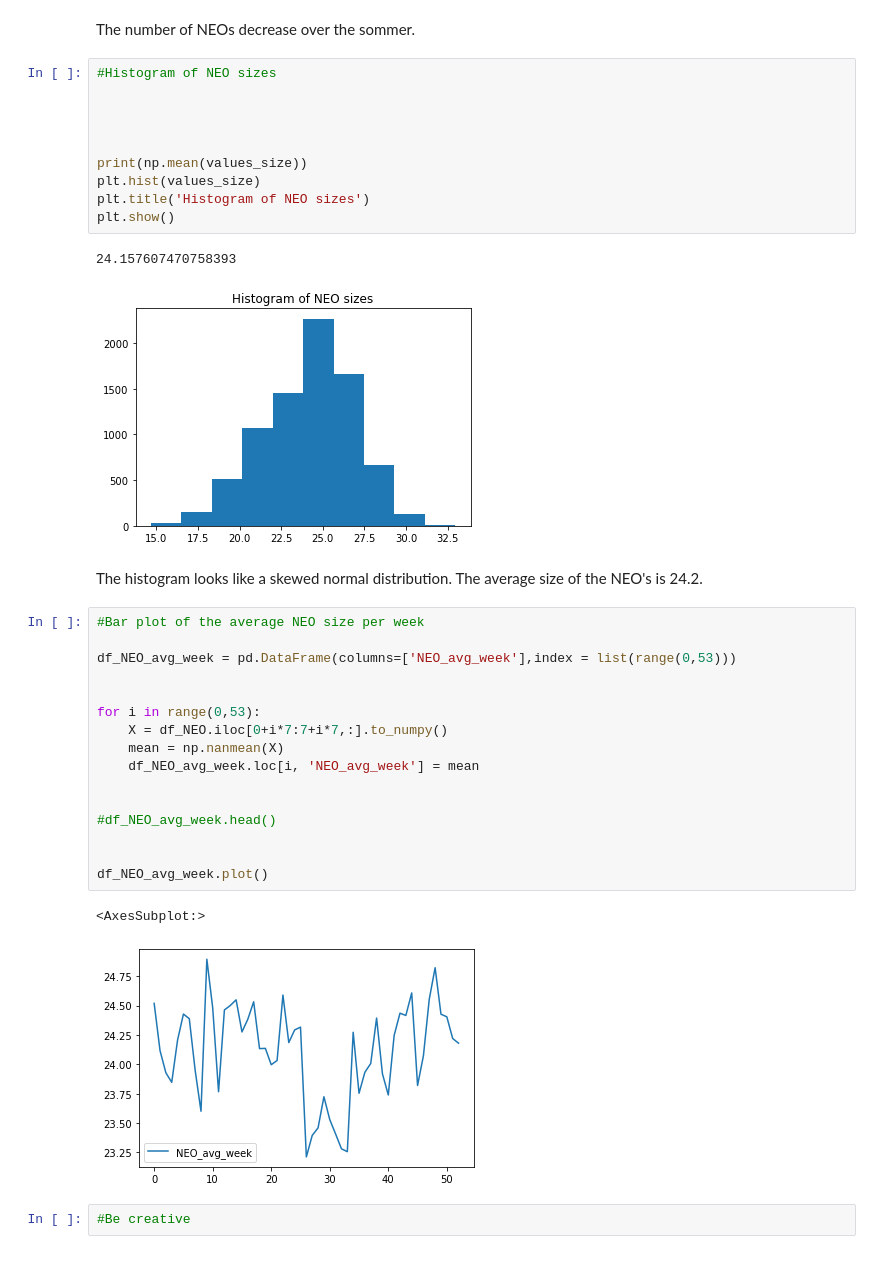
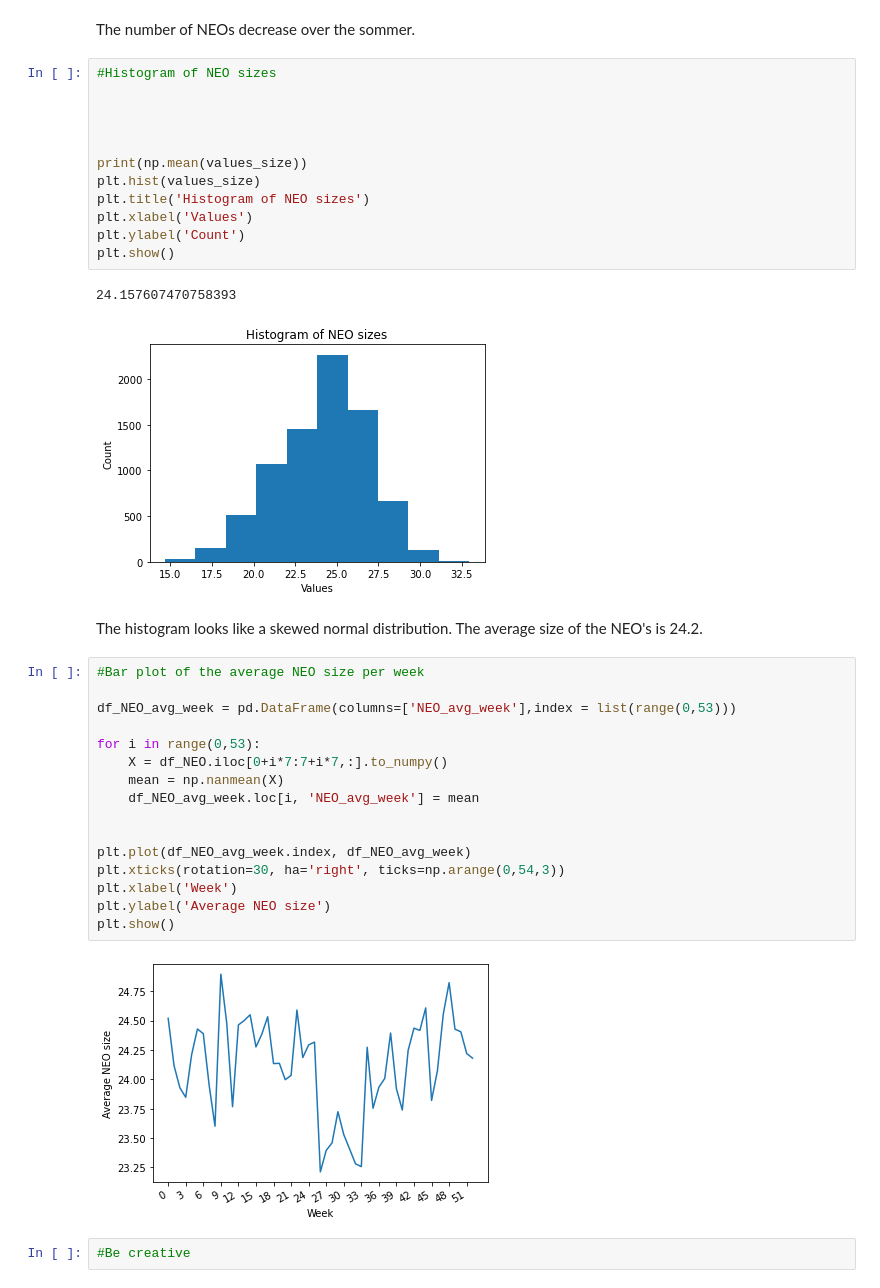
Before and after one commit to fred248h/62444-DVA, a Jupyter notebook: Frederik/5_nasa_data_collection_and_visualization_s204256.ipynb, the cells around one changed output. Drawn from its saved outputs; the diff is of its cells as text.

```diff
--- a/Frederik/5_nasa_data_collection_and_visualization_s204256.ipynb
+++ b/Frederik/5_nasa_data_collection_and_visualization_s204256.ipynb
@@ -252,31 +254,32 @@ The number of NEOs decrease over the sommer.
 print(np.mean(values_size))
 plt.hist(values_size)
 plt.title('Histogram of NEO sizes')
+plt.xlabel('Values')
+plt.ylabel('Count')
 plt.show()
 # %% [output]
 24.157607470758393
-[figure, old version]
+[figure, new version]
 # %% [markdown]
 The histogram looks like a skewed normal distribution. The average size of the NEO's is 24.2.
 # %%
 #Bar plot of the average NEO size per week
 
 df_NEO_avg_week = pd.DataFrame(columns=['NEO_avg_week'],index = list(range(0,53)))
-
 
 for i in range(0,53):
     X = df_NEO.iloc[0+i*7:7+i*7,:].to_numpy()
     mean = np.nanmean(X)
     df_NEO_avg_week.loc[i, 'NEO_avg_week'] = mean
 
 
-#df_NEO_avg_week.head()
-
-
-df_NEO_avg_week.plot()
+plt.plot(df_NEO_avg_week.index, df_NEO_avg_week)
+plt.xticks(rotation=30, ha='right', ticks=np.arange(0,54,3))
+plt.xlabel('Week')
+plt.ylabel('Average NEO size')
+plt.show()
 # %% [output]
-<AxesSubplot:>
-[figure, old version]
+[figure, new version]
 # %%
 #Be creative
 # %% [markdown]
```
Also changed, not shown: parts of 3 cells of this notebook.
